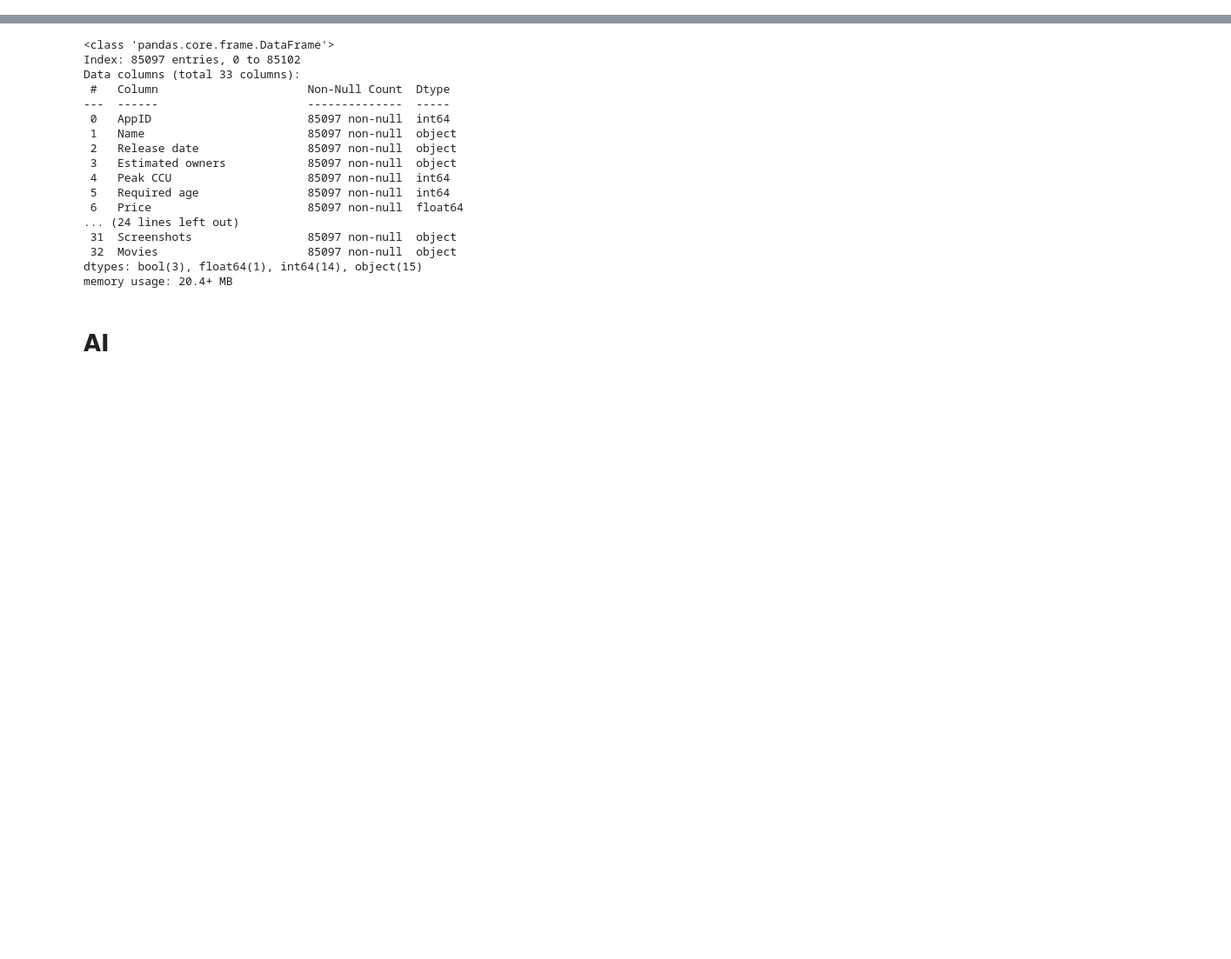
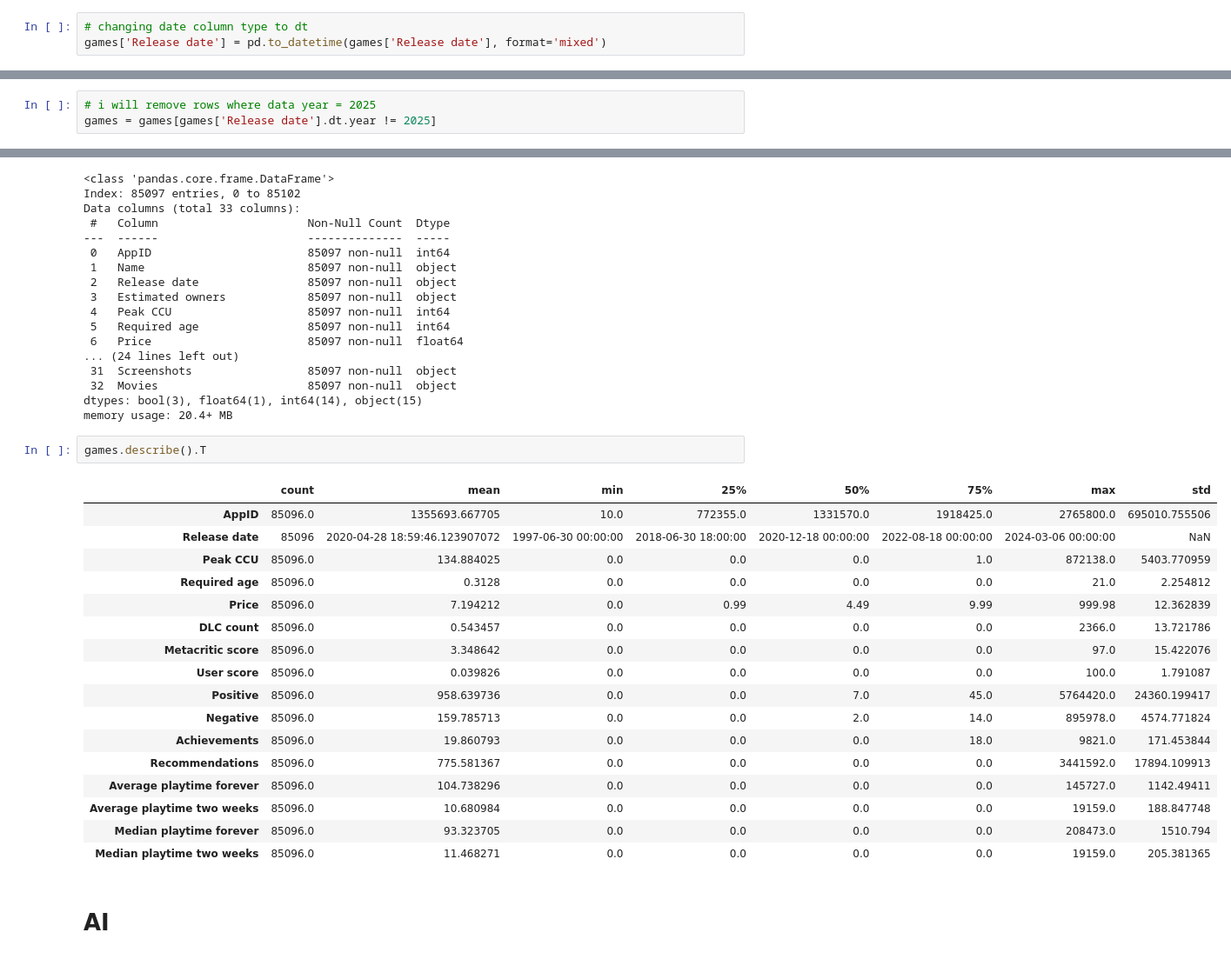
Before and after one commit to kvlrdhrs/Steam-Games-Analytics, a Jupyter notebook: main.ipynb, the cells around one changed output, grey strips where cells are left out. Shown at 87% size. Drawn from its saved outputs; the diff is of its cells as text; blank space fills up the shorter version.

```diff
--- a/main.ipynb
+++ b/main.ipynb
@@ -317,0 +325,3 @@ games.duplicated().sum()
+# %%
+# changing date column type to dt
+games['Release date'] = pd.to_datetime(games['Release date'], format='mixed')
@@ -317,0 +339,3 @@ games.duplicated().sum()
+# %%
+# i will remove rows where data year = 2025
+games = games[games['Release date'].dt.year != 2025]
@@ -335,6 +370,26 @@ Data columns (total 33 columns):
  32  Movies                      85097 non-null  object
 dtypes: bool(3), float64(1), int64(14), object(15)
 memory usage: 20.4+ MB
+# %%
+games.describe().T
+# %% [output]
+|  | count | mean | min | 25% | 50% | 75% | max | std |
+| AppID | 85096.0 | 1355693.667705 | 10.0 | 772355.0 | 1331570.0 | 1918425.0 | 2765800.0 | 695010.755506 |
+| Release date | 85096 | 2020-04-28 18:59:46.123907072 | 1997-06-30 00:00:00 | 2018-06-30 18:00:00 | 2020-12-18 00:00:00 | 2022-08-18 00:00:00 | 2024-03-06 00:00:00 | NaN |
+| Peak CCU | 85096.0 | 134.884025 | 0.0 | 0.0 | 0.0 | 1.0 | 872138.0 | 5403.770959 |
+| Required age | 85096.0 | 0.3128 | 0.0 | 0.0 | 0.0 | 0.0 | 21.0 | 2.254812 |
+| Price | 85096.0 | 7.194212 | 0.0 | 0.99 | 4.49 | 9.99 | 999.98 | 12.362839 |
+| DLC count | 85096.0 | 0.543457 | 0.0 | 0.0 | 0.0 | 0.0 | 2366.0 | 13.721786 |
+| Metacritic score | 85096.0 | 3.348642 | 0.0 | 0.0 | 0.0 | 0.0 | 97.0 | 15.422076 |
+| User score | 85096.0 | 0.039826 | 0.0 | 0.0 | 0.0 | 0.0 | 100.0 | 1.791087 |
+| Positive | 85096.0 | 958.639736 | 0.0 | 0.0 | 7.0 | 45.0 | 5764420.0 | 24360.199417 |
+| Negative | 85096.0 | 159.785713 | 0.0 | 0.0 | 2.0 | 14.0 | 895978.0 | 4574.771824 |
+| Achievements | 85096.0 | 19.860793 | 0.0 | 0.0 | 0.0 | 18.0 | 9821.0 | 171.453844 |
+| Recommendations | 85096.0 | 775.581367 | 0.0 | 0.0 | 0.0 | 0.0 | 3441592.0 | 17894.109913 |
+| Average playtime forever | 85096.0 | 104.738296 | 0.0 | 0.0 | 0.0 | 0.0 | 145727.0 | 1142.49411 |
+| Average playtime two weeks | 85096.0 | 10.680984 | 0.0 | 0.0 | 0.0 | 0.0 | 19159.0 | 188.847748 |
+| Median playtime forever | 85096.0 | 93.323705 | 0.0 | 0.0 | 0.0 | 0.0 | 208473.0 | 1510.794 |
+| Median playtime two weeks | 85096.0 | 11.468271 | 0.0 | 0.0 | 0.0 | 0.0 | 19159.0 | 205.381365 |
 # %% [markdown]
 # AI
 # %%
```
Also changed, not shown: parts of 9 cells of this notebook.
